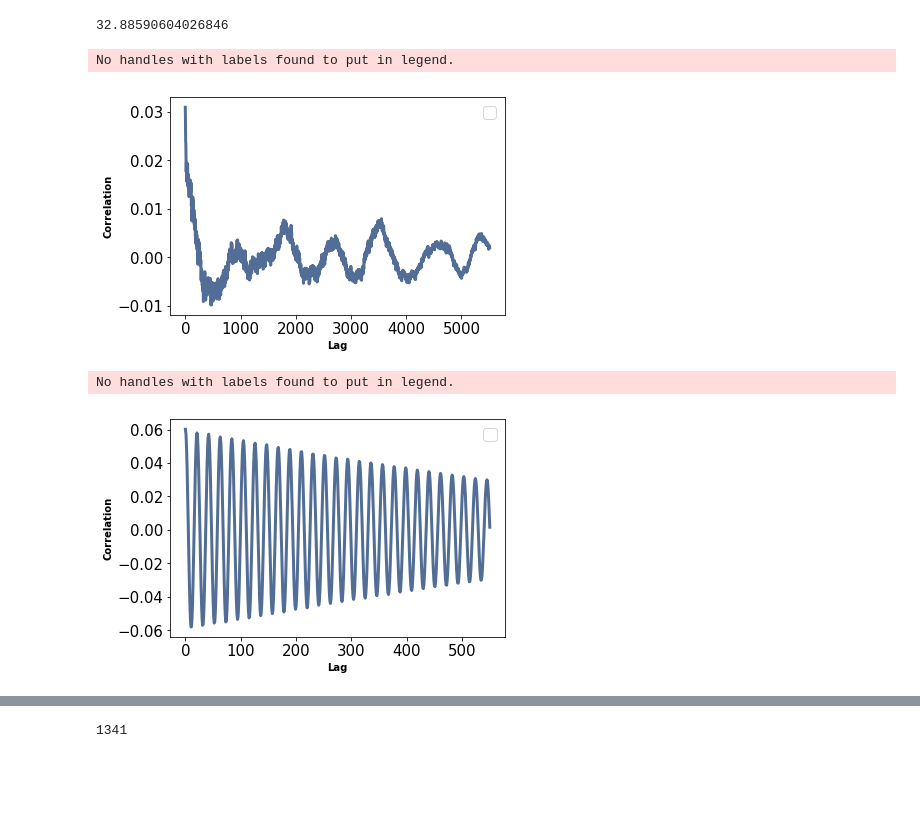
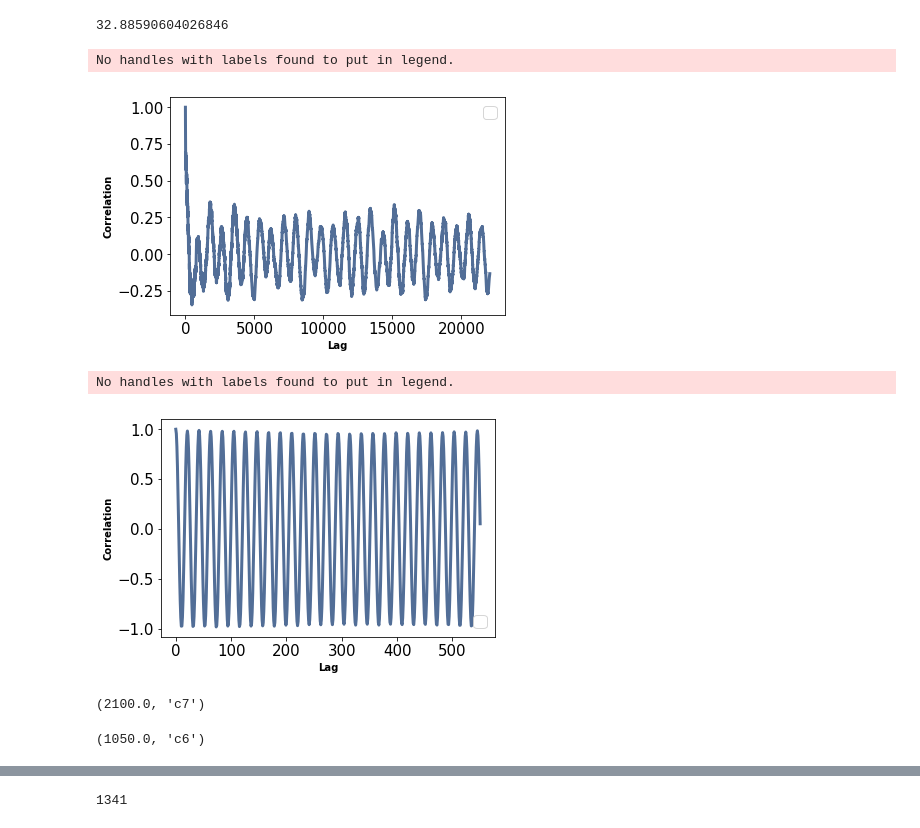
Before and after one commit to SuperShinyEyes/pitch-perfect, a Jupyter notebook: 04_autocorrelation.ipynb, the cells around one changed output, grey strips where cells are left out. Cells and saved outputs as stored; diff of their text form; code cells hidden in the pictures; blank space fills up the shorter version.

```diff
--- a/04_autocorrelation.ipynb
+++ b/04_autocorrelation.ipynb
@@ -57,11 +57,16 @@ def freq2key(freq):
 # %%
 def autocorrelate(ys):
     N = len(ys)
+    lengths = range(N, N//2, -1)
+
     corrs = np.correlate(ys, ys, mode='same')
     lags = np.arange(-N//2, N//2)
 
     # Take only the positive half
     corrs = corrs[N//2:]
+
+    corrs /= lengths
+    corrs /= corrs[0]
     return corrs
 # %% [markdown]
 ## Test autocorrelation on piano
@@ -107,13 +120,13 @@ frequency
 # %% [output]
 32.88590604026846
 # %%
-c7_corr = autocorrelate(piano_waves['c7'].ys[44100:44100+44100//4])
+c7_corr = autocorrelate(piano_waves['c7'].ys[44100:44100+44100])
 
 thinkplot.plot(c7_corr)
 thinkplot.config(xlabel='Lag', ylabel='Correlation')#, ylim=[-1.05, 1.05])
 # %% [output]
 No handles with labels found to put in legend.
-[figure, old version]
+[figure, new version]
 # %%
 c6_corr = autocorrelate(piano_waves['c6'].ys[44100:44100+44100//40])
 
@@ -121,4 +134,4 @@ thinkplot.plot(c6_corr)
 thinkplot.config(xlabel='Lag', ylabel='Correlation')#, ylim=[-1.05, 1.05])
 # %% [output]
 No handles with labels found to put in legend.
-[figure, old version]
+[figure, new version]
@@ -124,0 +155,10 @@ No handles with labels found to put in legend.
+# %%
+c6_freq = get_frequency(c6_corr, *get_next_peak_range(c6_corr));
+c6_freq, freq2key(c6_freq)
+# %% [output]
+(2100.0, 'c7')
+# %%
+c5_freq = get_frequency(c5_corr, *get_next_peak_range(c5_corr));
+c5_freq, freq2key(c5_freq)
+# %% [output]
+(1050.0, 'c6')
```
Also changed, not shown: parts of 16 cells of this notebook.
